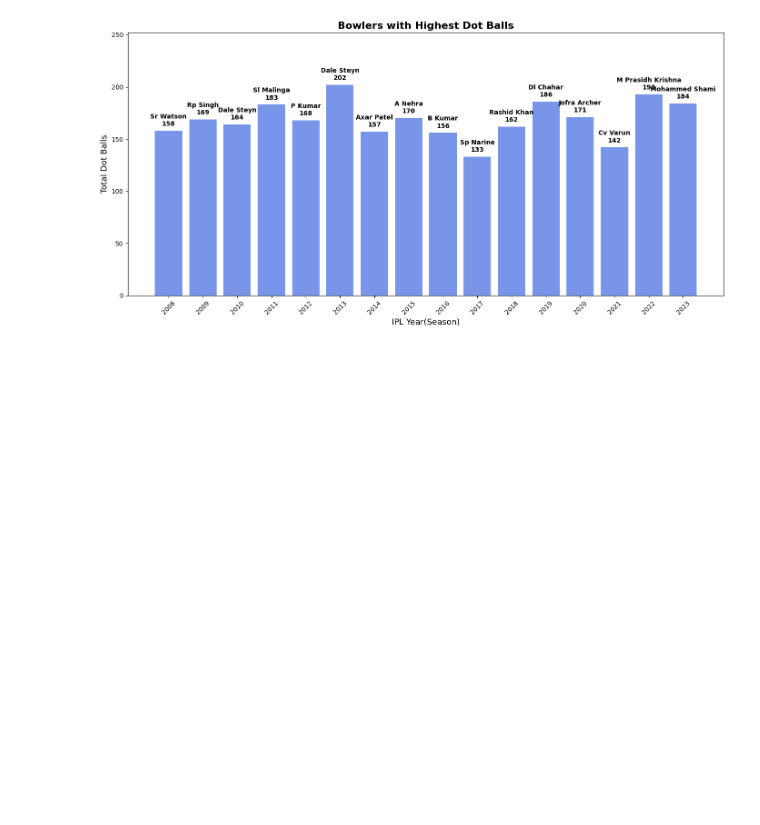
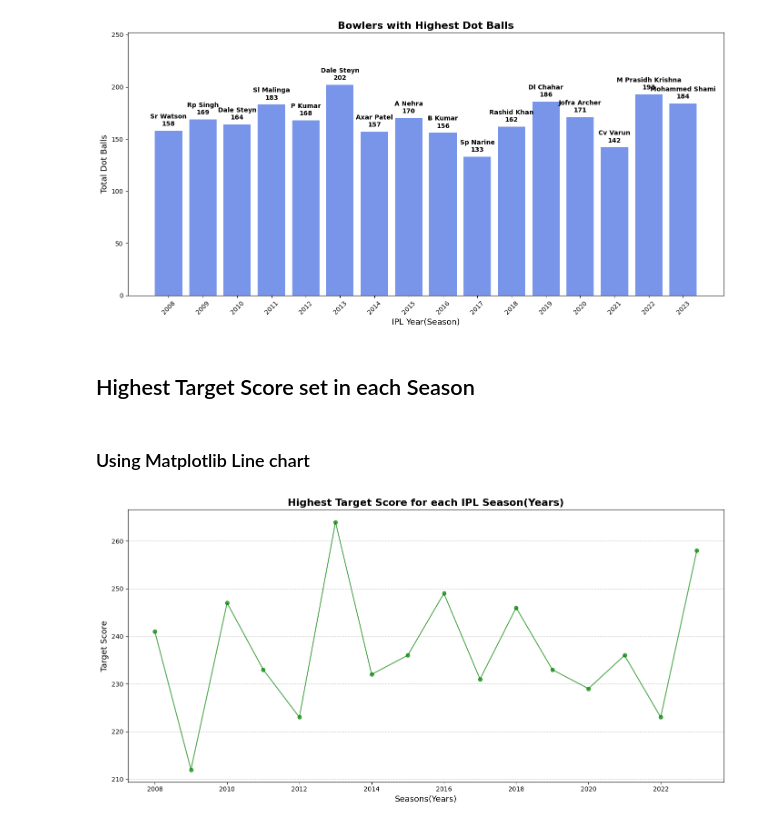
Before and after one commit to Sujil75/Data-Analytics-Practices, a Jupyter notebook: IPL_Data_EDA.ipynb, the cells around one changed output. Drawn from its saved outputs; the diff is of its cells as text; code cells hidden in the pictures; blank space fills up the shorter version.

Commit message:
Plotted a line chart for Highest Target Score for each Seasons

```diff
--- a/IPL_Data_EDA.ipynb
+++ b/IPL_Data_EDA.ipynb
@@ -703,3 +685,28 @@ plt.tight_layout()
 plt.show()
 # %% [output]
 [figure]
+# %% [markdown]
+## Highest Target Score set in each Season
+# %% [markdown]
+### Using Matplotlib Line chart
+# %%
+plt.figure(figsize=(14, 7))
+
+# Get highest target score set
+highest_target_set_each_season = df.groupby('Year')['Target Score'].max().reset_index()
+
+plt.plot(
+    highest_target_set_each_season['Year'],
+    highest_target_set_each_season['Target Score'],
+    color='green', marker='o', alpha=0.7
+)
+
+plt.xlabel('Seasons(Years)', fontsize=13)
+plt.ylabel('Target Score', fontsize=13)
+plt.title('Highest Target Score for each IPL Season(Years)', fontsize=16, fontweight='bold')
+plt.grid(axis='y', linestyle='--', alpha=0.7)
+
+plt.tight_layout()
+plt.show()
+# %% [output]
+[figure, added]
```
Also changed, not shown: parts of 1 cell of this notebook.
